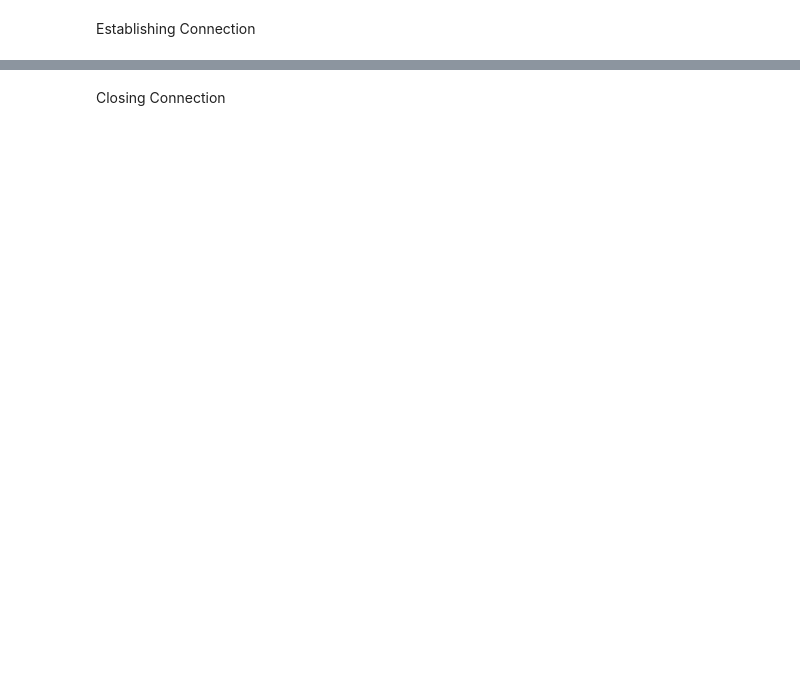
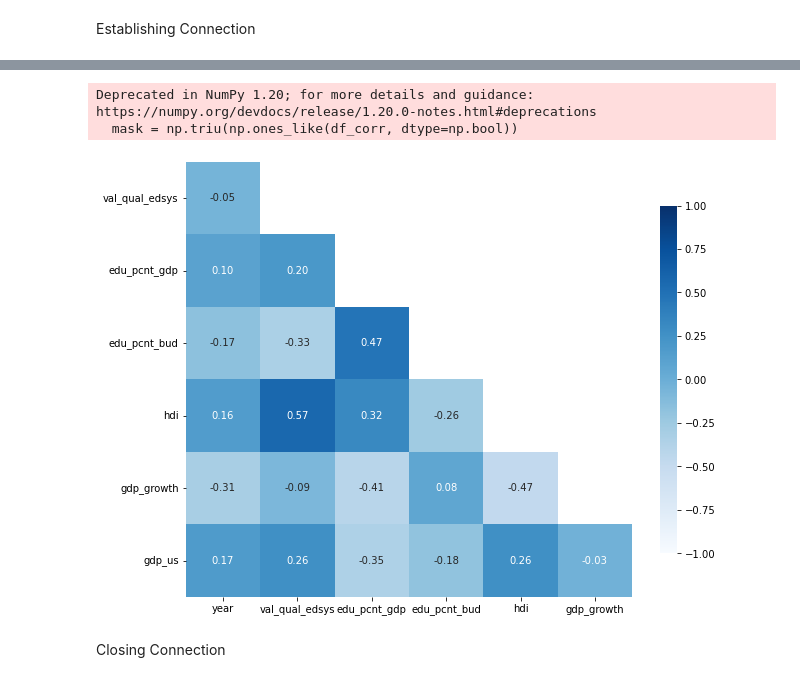
Before and after one commit to IShaalan/BAIT580A---Project-Repo, a Jupyter notebook: analysis.ipynb, the cells around one changed output, grey strips where cells are left out. Drawn from its saved outputs; the diff is of its cells as text; code cells hidden in the pictures; blank space fills up the shorter version.

```diff
--- a/analysis.ipynb
+++ b/analysis.ipynb
@@ -103,3 +99,22 @@ import klib
+# %%
+df_corr = edu_indicators_selected.corr()
+
+fig, ax = plt.subplots(figsize=(10, 8))
+# mask
+mask = np.triu(np.ones_like(df_corr, dtype=np.bool))
+# adjust mask and df
+mask = mask[1:, :-1]
+corr = df_corr.iloc[1:,:-1].copy()
+# plot heatmap
+sns.heatmap(corr, mask=mask, annot=True, fmt=".2f", cmap='Blues',
+           vmin=-1, vmax=1, cbar_kws={"shrink": .8})
+# yticks
+plt.yticks(rotation=0)
+plt.show()
+# %% [output]
+Deprecated in NumPy 1.20; for more details and guidance: https://numpy.org/devdocs/release/1.20.0-notes.html#deprecations
+  mask = np.triu(np.ones_like(df_corr, dtype=np.bool))
+[figure, added]
 # %% [markdown]
 Closing Connection
 # %%
```
Also changed, not shown: parts of 11 cells of this notebook, 1 other file.
